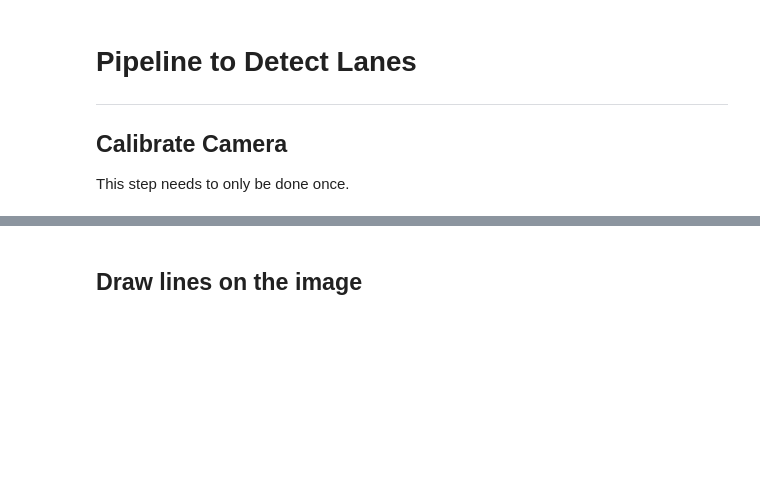
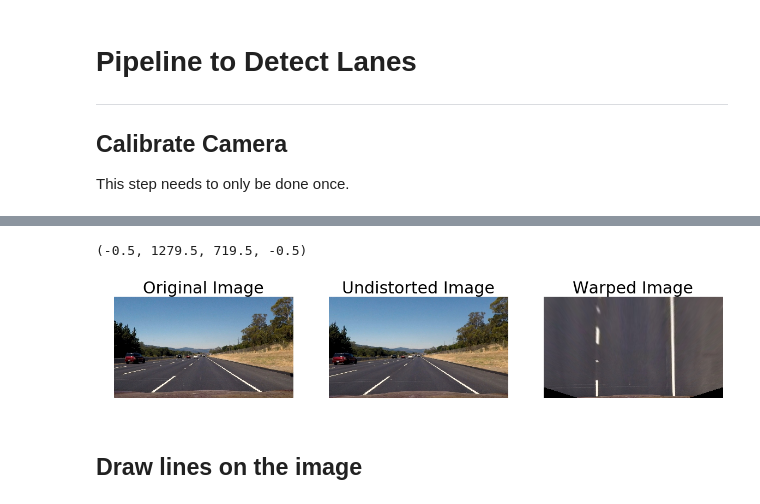
Before and after one commit to amanda-ni/CarND-Advanced-Lane-Lines, a Jupyter notebook: Pipeline.ipynb, the cells around one changed output, grey strips where cells are left out. Saved outputs shown, nothing was run; the diff lists cells and outputs as text; code cells hidden in the pictures; blank space fills up the shorter version.

```diff
--- a/Pipeline.ipynb
+++ b/Pipeline.ipynb
@@ -69,16 +100,34 @@ Warp the image to an overhead perspective
 # %%
 # Format is:
 #    [ UpperLeft, LowerLeft, LowerRight, UpperRight ]
 #    Assuming some symmetry, I added equal numbers left and right
 src = np.float32(
      [[img_size[0] / 2 - 64, img_size[1] / 2 + 100],
       [img_size[0] / 6 - 10, img_size[1]],
       [img_size[0] * 5 / 6 + 10, img_size[1]],
       [img_size[0] / 2 + 64, img_size[1] / 2 + 100]])
 dst = np.float32(
     [[(img_size[0] / 4) + 50, 0],
      [(img_size[0] / 4) + 50, img_size[1]],
      [(img_size[0] * 3 / 4) - 50, img_size[1]],
      [(img_size[0] * 3 / 4) - 50, 0]])
 M = cv2.getPerspectiveTransform(src, dst)
 Minv = cv2.getPerspectiveTransform(dst,src)
+
+# Apply the transforms M and Minv to a test image
+# img = cv2.imread('test_images/test2.jpg')
+img = cv2.imread('test_images/straight_lines2.jpg')
+calimg = cv2.undistort(img, mtx, dist, None, mtx)
+warped = cv2.warpPerspective(calimg, M, img_size, flags=cv2.INTER_LINEAR)
+
+# Display the image in the Jupyter notebook
+f, (ax1, ax2, ax3) = plt.subplots(1, 3, figsize=(20,10))
+ax1.imshow(cv2.cvtColor(img, cv2.COLOR_BGR2RGB))
+ax1.set_title('Original Image', fontsize=30); ax1.axis('off')
+ax2.imshow(cv2.cvtColor(calimg, cv2.COLOR_BGR2RGB))
+ax2.set_title('Undistorted Image', fontsize=30); ax2.axis('off')
+ax3.imshow(cv2.cvtColor(warped, cv2.COLOR_BGR2RGB))
+ax3.set_title('Warped Image', fontsize=30); ax3.axis('off')
+# %% [output]
+(-0.5, 1279.5, 719.5, -0.5)
+[figure, added]
```
Also changed, not shown: parts of 27 cells of this notebook, 2 other files.
